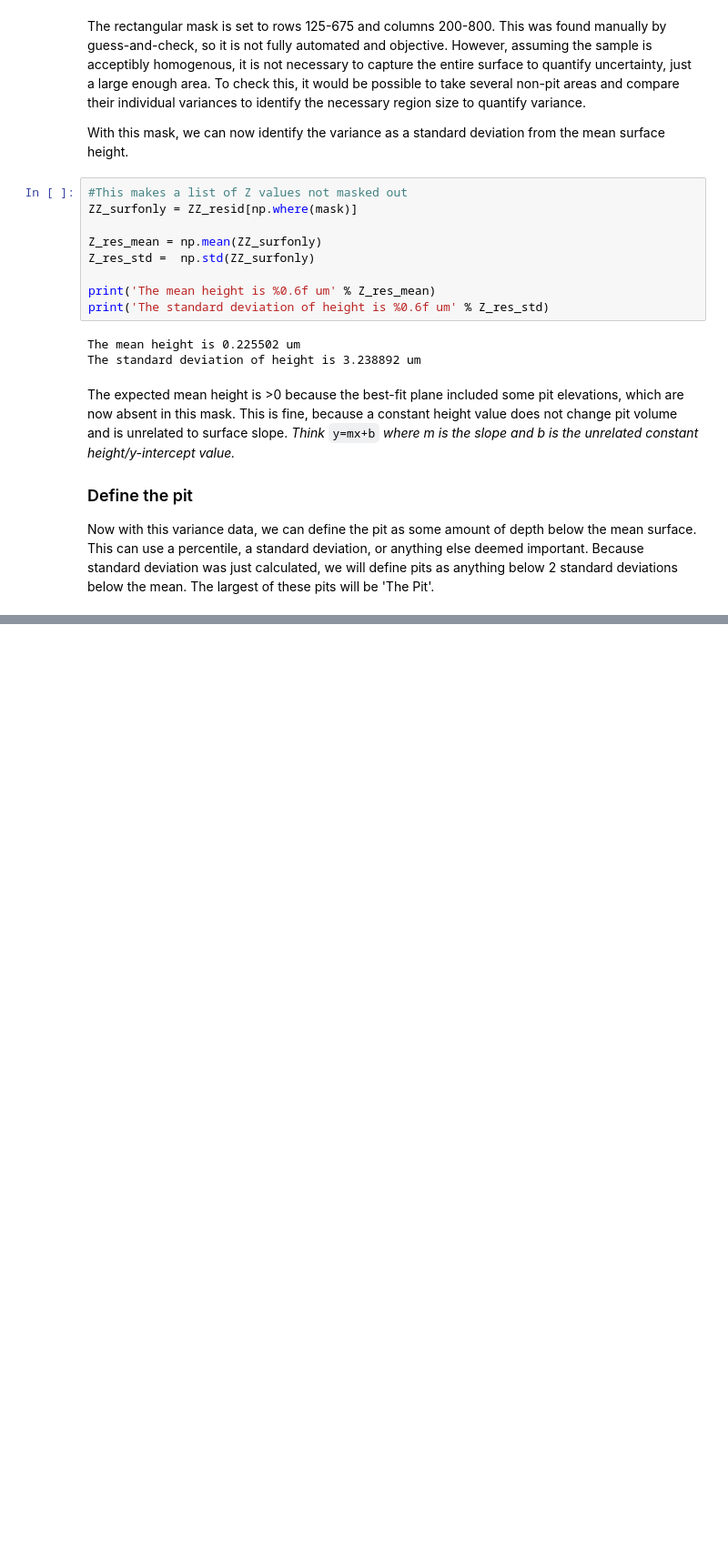
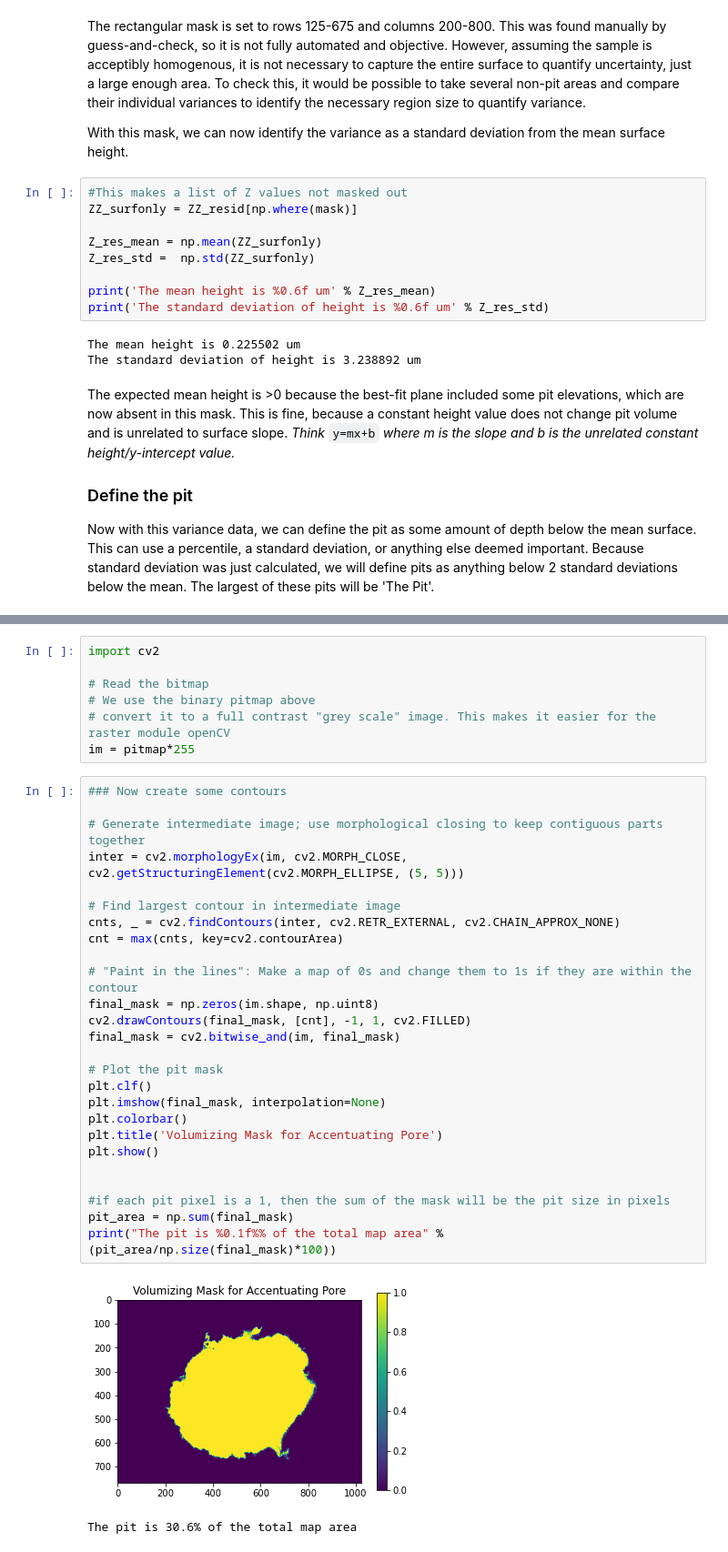
Before and after one commit to jarichardson/Pit-UQ, a Jupyter notebook: Pit Morphology Uncertainty Quantification.ipynb, the cells around one changed output, grey strips where cells are left out. Shown: that part at 91% size. Saved outputs shown, nothing was run; the diff lists cells and outputs as text; blank space fills up the shorter version.

```diff
--- a/Pit Morphology Uncertainty Quantification.ipynb
+++ b/Pit Morphology Uncertainty Quantification.ipynb
@@ -418,0 +400,36 @@ cv2.waitKey(0)
+# %%
+import cv2
+
+# Read the bitmap
+# We use the binary pitmap above
+# convert it to a full contrast "grey scale" image. This makes it easier for the raster module openCV
+im = pitmap*255
+# %%
+### Now create some contours
+
+# Generate intermediate image; use morphological closing to keep contiguous parts together
+inter = cv2.morphologyEx(im, cv2.MORPH_CLOSE, cv2.getStructuringElement(cv2.MORPH_ELLIPSE, (5, 5)))
+
+# Find largest contour in intermediate image
+cnts, _ = cv2.findContours(inter, cv2.RETR_EXTERNAL, cv2.CHAIN_APPROX_NONE)
+cnt = max(cnts, key=cv2.contourArea)
+
+# "Paint in the lines": Make a map of 0s and change them to 1s if they are within the contour
+final_mask = np.zeros(im.shape, np.uint8)
+cv2.drawContours(final_mask, [cnt], -1, 1, cv2.FILLED)
+final_mask = cv2.bitwise_and(im, final_mask)
+
+# Plot the pit mask
+plt.clf()
+plt.imshow(final_mask, interpolation=None)
+plt.colorbar()
+plt.title('Volumizing Mask for Accentuating Pore')
+plt.show()
+
+
+#if each pit pixel is a 1, then the sum of the mask will be the pit size in pixels
+pit_area = np.sum(final_mask)
+print("The pit is %0.1f%% of the total map area" % (pit_area/np.size(final_mask)*100))
+# %% [output]
+[figure, added]
+The pit is 30.6% of the total map area
```
Also changed, not shown: parts of 19 cells of this notebook.
